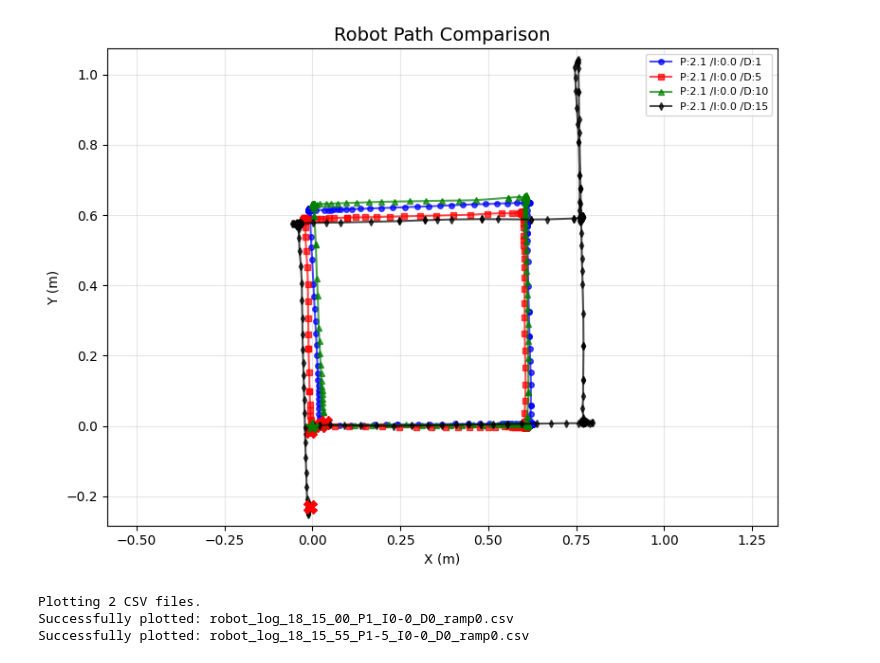
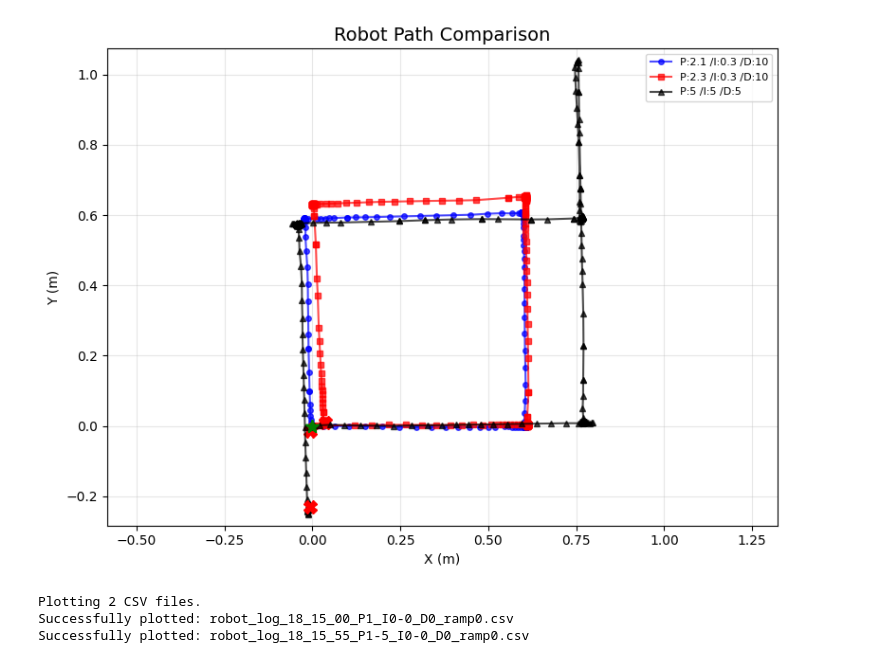
Before and after one commit to Anandaa69/Robot_Module_2-1, a Jupyter notebook: J.Thanet/Draw_square/data/plot3.ipynb, the cells around one changed output. Saved outputs shown, nothing was run; the diff lists cells and outputs as text; code cells hidden in the pictures.

```diff
--- a/J.Thanet/Draw_square/data/plot3.ipynb
+++ b/J.Thanet/Draw_square/data/plot3.ipynb
@@ -5,8 +5,8 @@ import os
 
 # ระบุไฟล์ที่ต้องการพล็อต
 filenames = [
-    r"D:\downsyndrome\year2_1\Robot_Module_2-1\J.Thanet\Draw_square\data\robot_log_18_15_00_P1_I0-0_D0_ramp0.csv ",  # ใส่ path ไฟล์ที่ 1 ตรงนี้
-    r"D:\downsyndrome\year2_1\Robot_Module_2-1\J.Thanet\Draw_square\data\robot_log_18_15_55_P1-5_I0-0_D0_ramp0.csv "   # ใส่ path ไฟล์ที่ 2 ตรงนี้
+    r"D:\downsyndrome\year2_1\Robot_Module_2-1\J.Thanet\Draw_square\data\robot_log_18_45_22_P2-1_I0-3_D10_ramp0.csv",  # ใส่ path ไฟล์ที่ 1 ตรงนี้
+    r"D:\downsyndrome\year2_1\Robot_Module_2-1\J.Thanet\Draw_square\data\robot_log_18_57_02_P2-3_I0-3_D10_ramp0.csv"   # ใส่ path ไฟล์ที่ 2 ตรงนี้
 ]
 
 # ตรวจสอบจำนวนไฟล์
@@ -35,8 +35,8 @@ for i, filename in enumerate(filenames):
             print(f"Missing x or y columns in file: {filename}")
             continue
 
-        x = df['time'].values
-        y = df['pid_output'].values
+        x = df['x'].values
+        y = df['y'].values
 
         # พล็อตในแต่ละ subplot
         ax = axes[i]
@@ -44,7 +44,7 @@ for i, filename in enumerate(filenames):
                 alpha=0.7, markersize=4, linewidth=1.5)
 
         # ตั้งชื่อกราฟ (แก้ไขชื่อได้ตรงนี้)
-        plot_titles = ["P:1.8 /I:0.3 /D:10", "P:2.1 /I:0.3 /D:9"]  # ใส่ชื่อกราฟที่ต้องการสำหรับไฟล์ที่ 1 และ 2
+        plot_titles = ["P:2.1 /I:0.3 /D:10", "P:2.3 /I:0.3 /D:10.0"]  # ใส่ชื่อกราฟที่ต้องการสำหรับไฟล์ที่ 1 และ 2
         title = plot_titles[i] if plot_titles[i] else os.path.basename(filename)
         ax.set_title(title, fontsize=10, pad=10)
         ax.set_xlabel("X (m)")
@@ -53,7 +53,7 @@ for i, filename in enumerate(filenames):
         ax.axis('equal')
 
         # เพิ่ม start และ end point
-        ax.plot(x[0], y[0], marker='*', color='green', markersize=10, label='Start')
+        ax.plot(x[0], y[0], marker='*', color='blue', markersize=10, label='Start')
         ax.plot(x[-1], y[-1], marker='X', color='red', markersize=10, label='End')
         ax.legend(fontsize=8)
 
@@ -156,7 +135,7 @@ folder_path = r"D:\downsyndrome\year2_1\Robot_Module_2-1\J.Thanet\Draw_square\da
 
 # ระบุชื่อไฟล์ (สูงสุด 4 ไฟล์)
 filenames = [
-    r"D:\downsyndrome\year2_1\Robot_Module_2-1\J.Thanet\Draw_square\data\robot_log_19_01_39_P1-8_I0-3_D9_ramp0-7.csv ",  # ใส่ path ไฟล์ที่ 1 ตรงนี้
+    r"",  # ใส่ path ไฟล์ที่ 1 ตรงนี้
     r"D:\downsyndrome\year2_1\Robot_Module_2-1\J.Thanet\Draw_square\data\robot_log_18_45_22_P2-1_I0-3_D10_ramp0.csv ",
     r"D:\downsyndrome\year2_1\Robot_Module_2-1\J.Thanet\Draw_square\data\robot_log_18_57_02_P2-3_I0-3_D10_ramp0.csv ",  # ใส่ path ไฟล์ที่ 1 ตรงนี้
     r"D:\downsyndrome\year2_1\Robot_Module_2-1\J.Thanet\Draw_square\data\robot_log_18_50_07_P5_I5_D5_ramp0.csv "   # ใส่ path ไฟล์ที่ 2 ตรงนี้
@@ -166,15 +145,14 @@ filenames = [
 filepaths = [os.path.join(folder_path, f) for f in filenames if f.strip() != ""]
 
 # สีและ marker
-colors = ['blue', 'red', 'green', 'black']
+colors = ['blue', 'red', 'black']
 markers = ['o', 's', '^', 'd']
 
 # ชื่อกราฟสำหรับ legend
 plot_labels = [
-    "P:2.1 /I:0.0 /D:1",
-    "P:2.1 /I:0.0 /D:5",
-    "P:2.1 /I:0.0 /D:10",
-    "P:2.1 /I:0.0 /D:15"
+    "P:2.1 /I:0.3 /D:10",
+    "P:2.3 /I:0.3 /D:10",
+    "P:5 /I:5 /D:5"
 ]
 
 # สร้างกราฟหลัก
@@ -223,7 +200,7 @@ Successfully plotted: robot_log_19_01_39_P1-8_I0-3_D9_ramp0-7.csv
 Successfully plotted: robot_log_18_45_22_P2-1_I0-3_D10_ramp0.csv
 Successfully plotted: robot_log_18_57_02_P2-3_I0-3_D10_ramp0.csv
 Successfully plotted: robot_log_18_50_07_P5_I5_D5_ramp0.csv
-[figure, old version]
+[figure, new version]
 # %%
 import pandas as pd
 import matplotlib.pyplot as plt
```
Also changed, not shown: parts of 3 cells of this notebook, 2 other files.
